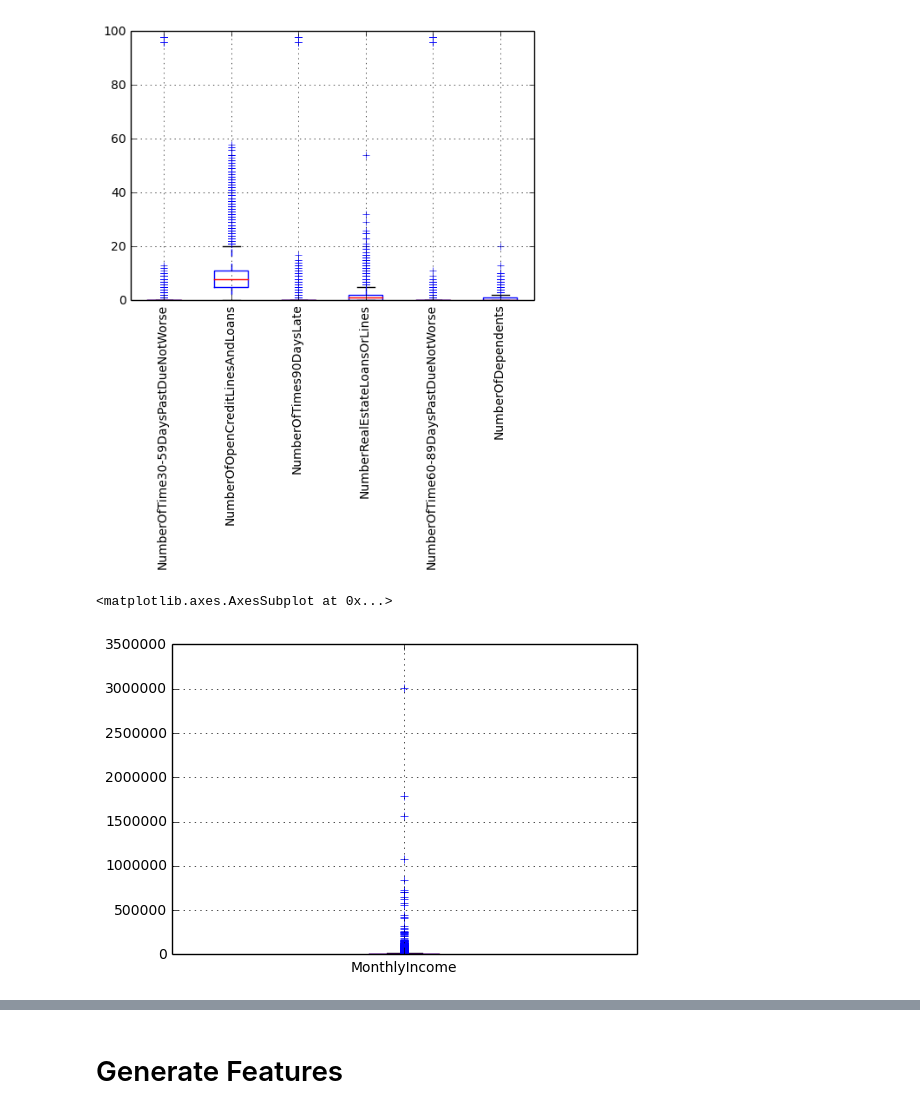
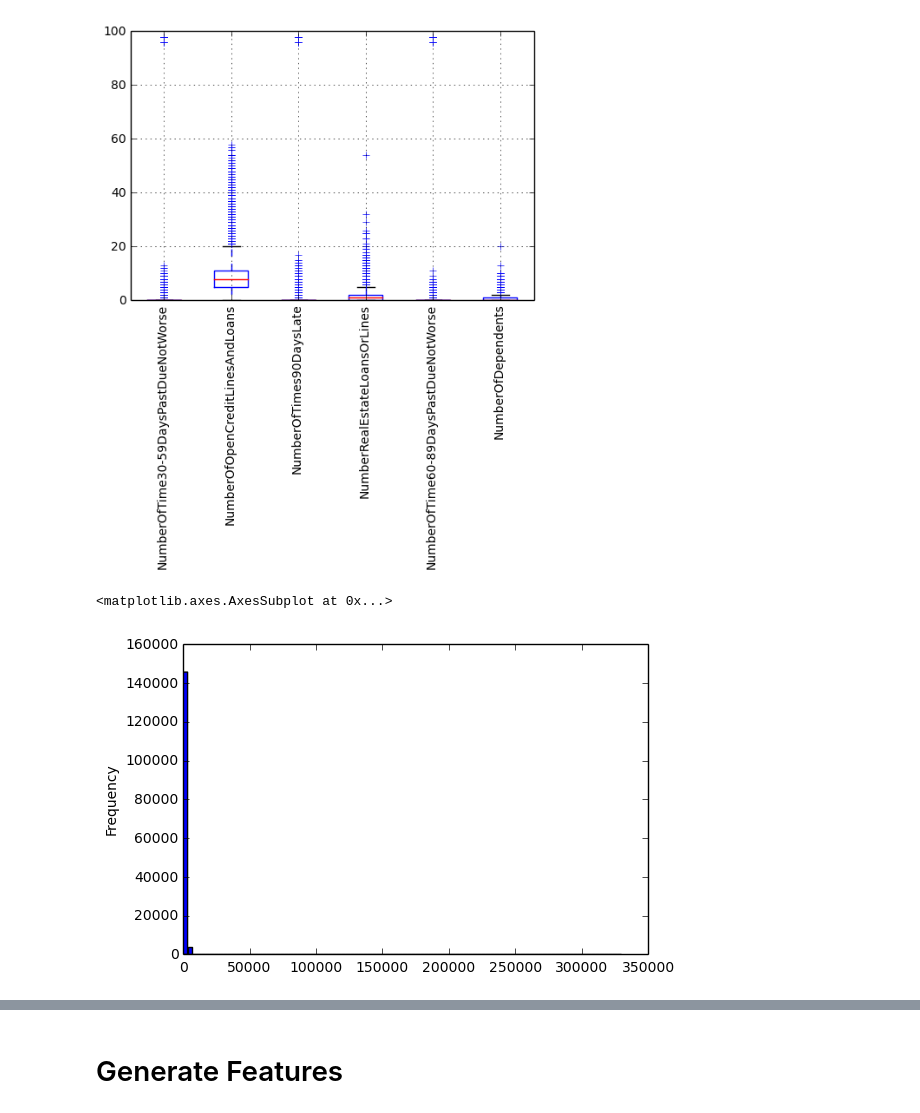
Before and after one commit to joan-wang/Machine-Learning, a Jupyter notebook: hw2/Pipeline.ipynb, the cells around one changed output, grey strips where cells are left out. Saved outputs shown, nothing was run; the diff lists cells and outputs as text; code cells hidden in the pictures.

```diff
--- a/hw2/Pipeline.ipynb
+++ b/hw2/Pipeline.ipynb
@@ -58,8 +64,3 @@ NumberRealEstateLoansOrLines            False
 NumberOfTime60-89DaysPastDueNotWorse    False
 NumberOfDependents                       True
 dtype: bool
-# %%
-# Fill NA values in MonthlyIncome and NumberOfDependents columns
-df['MonthlyIncome'].fillna(value=df['MonthlyIncome'].mean(), inplace=True)
-df['NumberOfDependents'].fillna(value=df['NumberOfDependents'].median(), inplace=True)
-pd.isnull(df).sum() > 0
@@ -103,9 +126,9 @@ df.boxplot(column=['NumberOfTime30-59DaysPastDueNotWorse','NumberOfOpenCreditLin
 # %% [output]
 <matplotlib.axes.AxesSubplot at 0x...>
 [figure]
-# %%
-# Draw box and whisker of income column
-df.boxplot(column=['MonthlyIncome'])
-# %% [output]
-<matplotlib.axes.AxesSubplot at 0x...>
-[figure, removed]
+# %%
+# Plot distribution of Debt Ratio
+df['DebtRatio'].plot.hist(bins=100)
+# %% [output]
+<matplotlib.axes.AxesSubplot at 0x...>
+[figure, added]
```
Also changed, not shown: parts of 29 cells of this notebook.
